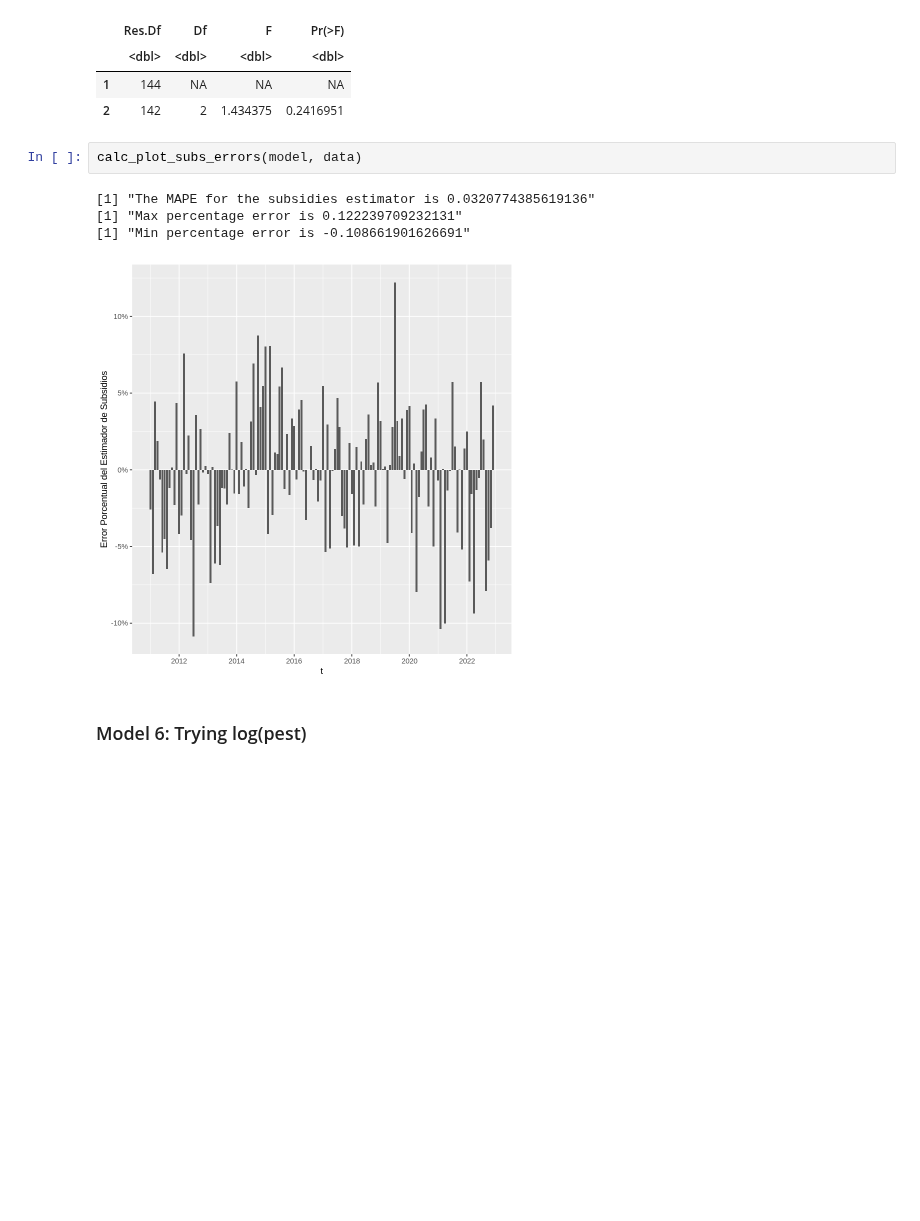
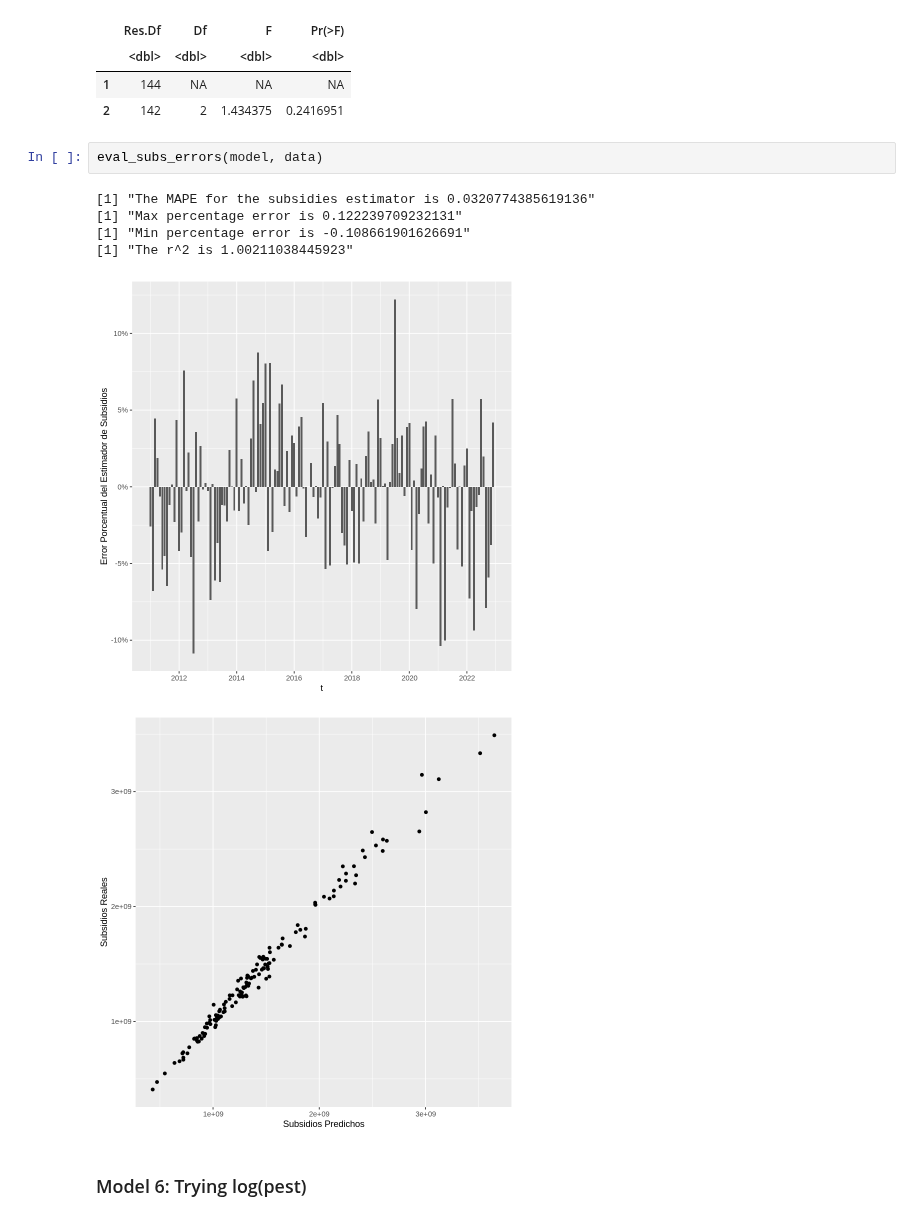
Before and after one commit to jpoletti/elec-demand-arg, a Jupyter notebook: models.ipynb, the cells around one changed output. Cells and saved outputs as stored; diff of their text form; blank space fills up the shorter version.

```diff
--- a/models.ipynb
+++ b/models.ipynb
@@ -743,12 +749,14 @@ A anova: 2 × 4
 | 1 | 144 | NA | NA | NA |
 | 2 | 142 | 2 | 1.434375 | 0.2416951 |
 # %%
-calc_plot_subs_errors(model, data)
+eval_subs_errors(model, data)
 # %% [output]
 [1] "The MAPE for the subsidies estimator is 0.0320774385619136"
 [1] "Max percentage error is 0.122239709232131"
 [1] "Min percentage error is -0.108661901626691"
+[1] "The r^2 is 1.00211038445923"
 [figure]
+[figure, added]
 # %% [markdown]
 ### Model 6: Trying log(pest)
 # %%
```
Also changed, not shown: parts of 16 cells of this notebook.
